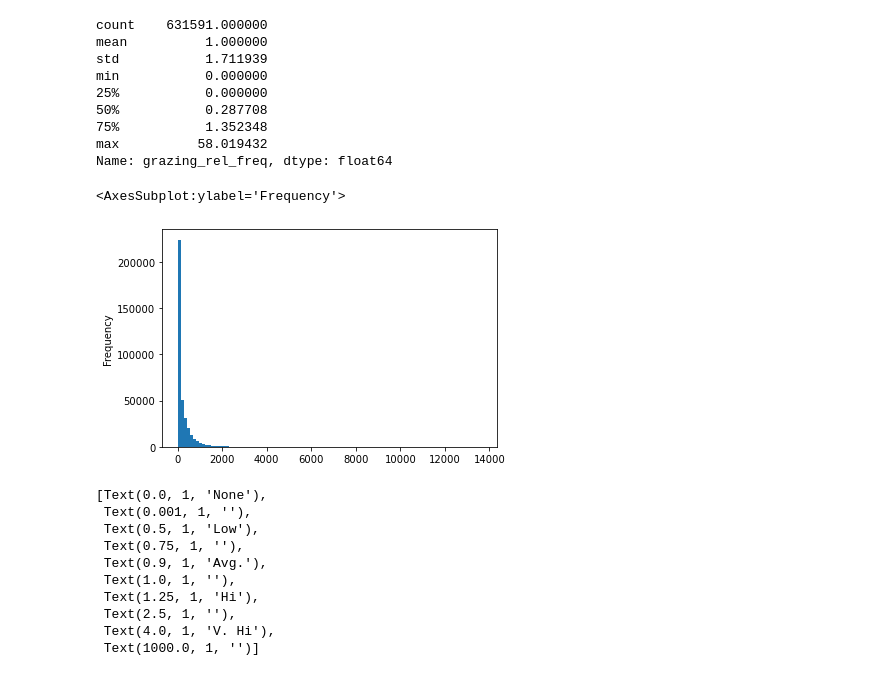
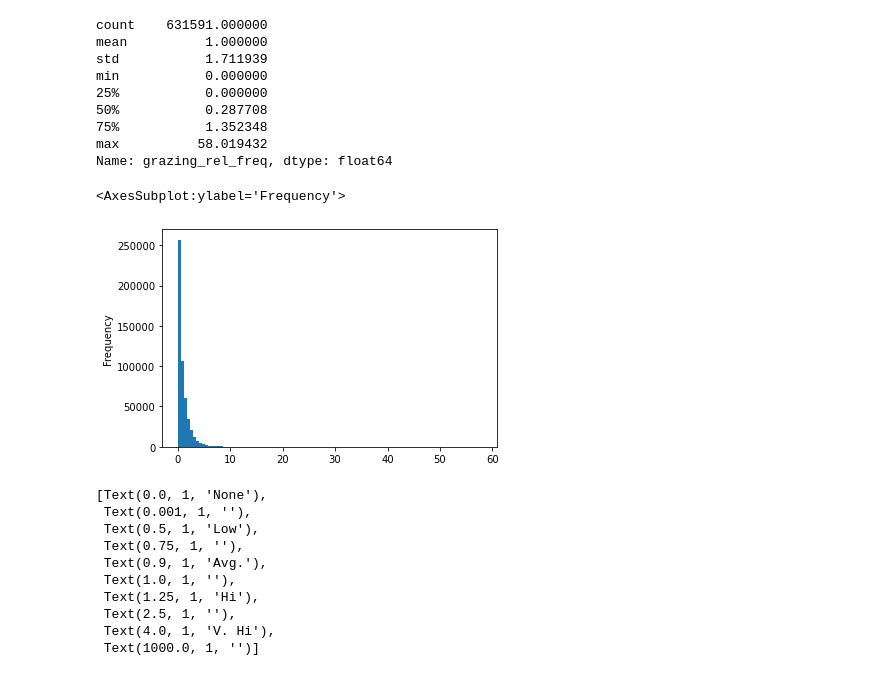
Before and after one commit to kearney-sp/lotek_processing, a Jupyter notebook: build_grazing_intensity_models_v2_seas_lagged.ipynb, the cells around one changed output. Drawn from its saved outputs; the diff is of its cells as text; code cells hidden in the pictures.

```diff
--- a/build_grazing_intensity_models_v2_seas_lagged.ipynb
+++ b/build_grazing_intensity_models_v2_seas_lagged.ipynb
@@ -335,19 +341,24 @@ df_wkly_grid_wlag = pd.DataFrame()
 for group in tqdm(df_wkly_grid_full.groupby(['Year', 'season_str', 'week', 'Pasture'])):
     # get data from previous weeks for calculating grazing lag
     data_lag = df_wkly_grid_full[(df_wkly_grid_full['Year'] == group[0][0]) &
-                            (df_wkly_grid_full['season_str'] == group[0][1]) &
-                            (df_wkly_grid_full['Pasture'] == group[0][3]) &
-                            (df_wkly_grid_full['week'] >= group[0][2] - 6) &
-                            (df_wkly_grid_full['week'] < group[0][2])]
+                                 (df_wkly_grid_full['season_str'] == group[0][1]) &
+                                 (df_wkly_grid_full['Pasture'] == group[0][3]) &
+                                 (df_wkly_grid_full['week'] >= group[0][2] - 6) & # restrict to 6 weeks
+                                 (df_wkly_grid_full['week'] < group[0][2])].copy()
     if len(data_lag) == 0:
         #print('Skipping due to lack of lag data:')
         #print(group[0])
         continue
     else:
+        # create weight based on weeks elapsed
+        data_lag['week_wt'] = max(group[0][2] - data_lag['week']) - (group[0][2] - data_lag['week']) + 1
         # create average lagged grazing secs
         data = group[1]
         data = data.set_index(['UTM_X', 'UTM_Y', 'Pasture'])
-        data['grz_lag_avg'] = data_lag.groupby(['UTM_X', 'UTM_Y', 'Pasture'])['grazing_rel_freq'].mean().reindex(data.index)
+        data['grz_lag_avg'] = data_lag.groupby(['UTM_X',
+                                                'UTM_Y',
+                                                'Pasture']).apply(
+            lambda x: np.average(x['grazing_rel_freq'], weights=x['week_wt'])).reindex(data.index)
         data = data.reset_index()
         df_wkly_grid_wlag = pd.concat([df_wkly_grid_wlag, data])
 # %%
@@ -358,10 +369,10 @@ df_wkly_grid_test = df_wkly_grid_wlag[df_wkly_grid_wlag['mod_data'] == 'test'].c
 
 df_wkly_grid = df_wkly_grid_wlag[df_wkly_grid_wlag['mod_data'] == 'train'].copy()
 # %%
-df_wkly_grid['grazing_secs'].plot.hist(bins=100)
+df_wkly_grid_wlag['grz_lag_avg'].plot.hist(bins=100)
 # %% [output]
 <AxesSubplot:ylabel='Frequency'>
-[figure, old version]
+[figure, new version]
 # %%
 import xarray as xr
 xr_dat_past = df_wkly_grid[df_wkly_grid['Pasture'] == '17N'].groupby(['Year', 'season_str',
```
Also changed, not shown: parts of 3 cells of this notebook, 5 other files.
